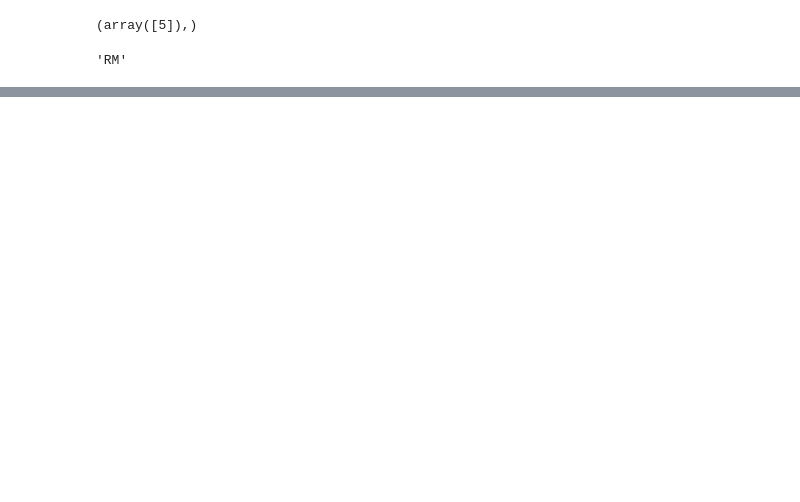
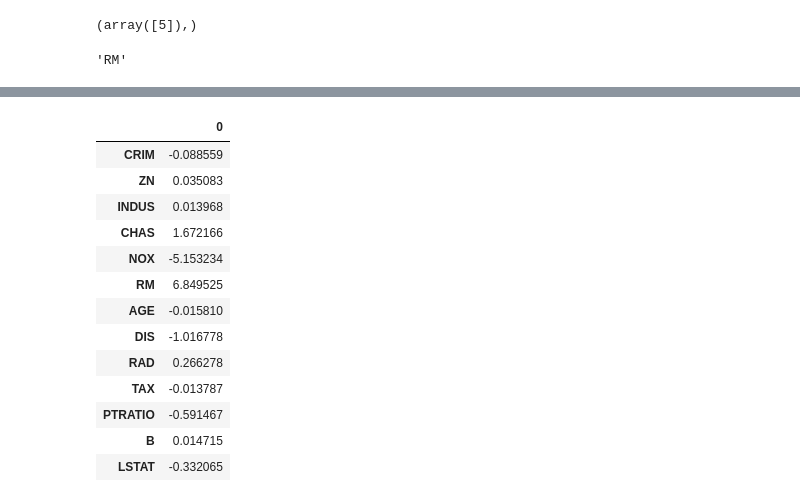
Before and after one commit to proflamyt/melo-dataset, a Jupyter notebook: new/assignment1.ipynb, the cells around one changed output, grey strips where cells are left out. Cells and saved outputs as stored; diff of their text form; code cells hidden in the pictures; blank space fills up the shorter version.

```diff
--- a/new/assignment1.ipynb
+++ b/new/assignment1.ipynb
@@ -244,0 +225,17 @@ boston.feature_names[5]
+# %%
+pd.DataFrame( model.m,boston.feature_names)
+# %% [output]
+|  | 0 |
+| CRIM | -0.088559 |
+| ZN | 0.035083 |
+| INDUS | 0.013968 |
+| CHAS | 1.672166 |
+| NOX | -5.153234 |
+| RM | 6.849525 |
+| AGE | -0.015810 |
+| DIS | -1.016778 |
+| RAD | 0.266278 |
+| TAX | -0.013787 |
+| PTRATIO | -0.591467 |
+| B | 0.014715 |
+| LSTAT | -0.332065 |
```
Also changed, not shown: parts of 21 cells of this notebook, 1 other file.
